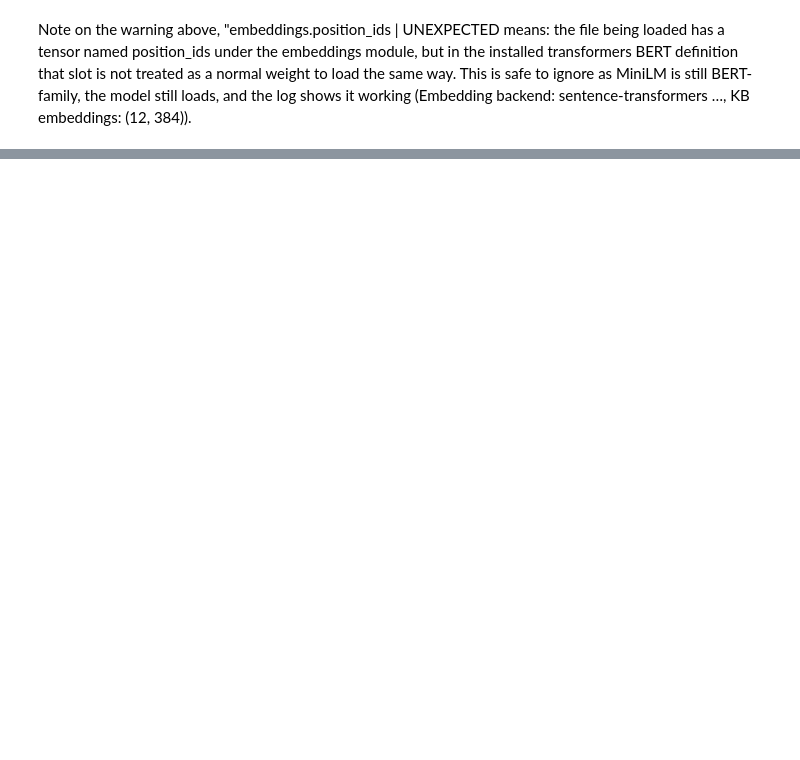
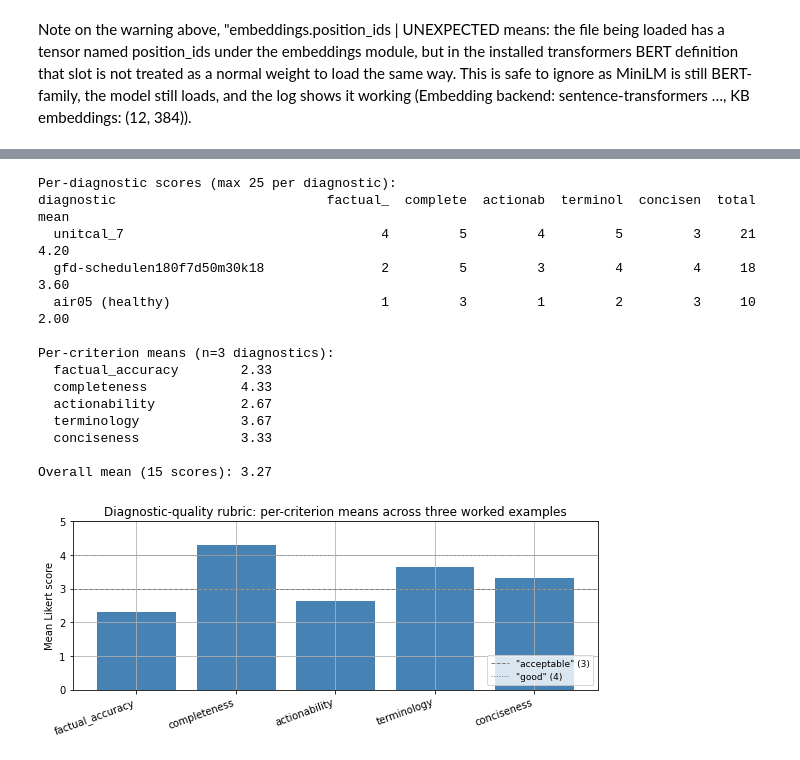
Before and after one commit to InfestedCoder/JHU_705_606_Intro_to_Gen_AI, a Jupyter notebook: research project/Ginn-Project-Notebook-v2.ipynb, the cells around one changed output, grey strips where cells are left out. Saved outputs shown, nothing was run; the diff lists cells and outputs as text; code cells hidden in the pictures; blank space fills up the shorter version.

```diff
--- a/research project/Ginn-Project-Notebook-v2.ipynb
+++ b/research project/Ginn-Project-Notebook-v2.ipynb
@@ -1019,0 +1289,20 @@ plt.show()
+# %%
+# Rule-based picker: a simple decision rule using the bottleneck labels
+# detected on the branching_heavy log. Designed so it's easy to vary.
+HEURISTIC_HELPING_LABELS = {'weak_root_lp', 'excessive_branching', 'ineffective_cuts'}
+
+def predict_config_rule_based(labels):
+    return 'heuristic_heavy' if any(l in HEURISTIC_HELPING_LABELS for l in labels) else 'branching_heavy'
+
+
+paired_df['rule_pred'] = paired_df['bh_labels'].apply(predict_config_rule_based)
+rule_correct = (paired_df['rule_pred'] == paired_df['faster']).sum()
+rule_acc = rule_correct / len(paired_df)
+majority_acc = (paired_df['faster'] == 'heuristic_heavy').mean()
+
+print(f'Rule-based picker accuracy: {rule_correct}/{len(paired_df)} = {rule_acc:.1%}')
+print(f'  vs. random   (50.0%): {rule_acc - 0.5:+.1%}')
+print(f'  vs. majority ({majority_acc:.1%}): {rule_acc - majority_acc:+.1%}')
+
+print('\nConfusion matrix (rows=predicted, cols=actual):')
+print(pd.crosstab(paired_df['rule_pred'], paired_df['faster']).to_string())
@@ -1164,0 +1691,56 @@ print(audit[['run_id', 'gold_n_labels', 'h_correct', 'm_correct']].to_string(ind
+# %%
+RUBRIC_PATH = 'diagnostic_rubric.xlsx'
+rubric = pd.read_excel(RUBRIC_PATH, sheet_name='Scoring', header=1)
+
+CRITERIA = ['factual_accuracy', 'completeness', 'actionability',
+            'terminology', 'conciseness']
+
+# Per-diagnostic totals
+print('Per-diagnostic scores (max 25 per diagnostic):')
+print(f'{"diagnostic":<35s}  ' + '  '.join(f'{c[:8]:>8s}' for c in CRITERIA) + '  total   mean')
+for _, row in rubric.iterrows():
+    scores = [int(row[c]) for c in CRITERIA]
+    total = sum(scores)
+    print(f'  {str(row["diagnostic_id"]):<33s}  ' +
+          '  '.join(f'{s:>8d}' for s in scores) +
+          f'  {total:>5d}  {total/5:>5.2f}')
+
+# Per-criterion means
+print('\nPer-criterion means (n=3 diagnostics):')
+for c in CRITERIA:
+    m = rubric[c].mean()
+    print(f'  {c:<22s}  {m:.2f}')
+
+# Overall mean
+all_scores = rubric[CRITERIA].values.flatten()
+print(f'\nOverall mean (15 scores): {all_scores.mean():.2f}')
+
+# Bar chart: per-criterion mean
+fig, ax = plt.subplots(figsize=(8, 3.5))
+means = [rubric[c].mean() for c in CRITERIA]
+bars = ax.bar(CRITERIA, means, color='steelblue', edgecolor='white')
+ax.axhline(3, color='gray', linestyle='--', linewidth=1, label='"acceptable" (3)')
+ax.axhline(4, color='gray', linestyle=':',  linewidth=1, label='"good" (4)')
+ax.set_ylim(0, 5)
+ax.set_ylabel('Mean Likert score')
+ax.set_title('Diagnostic-quality rubric: per-criterion means across three worked examples')
+ax.legend(loc='lower right', fontsize=9)
+plt.xticks(rotation=20, ha='right')
+plt.tight_layout()
+plt.show()
+# %% [output]
+Per-diagnostic scores (max 25 per diagnostic):
+diagnostic                           factual_  complete  actionab  terminol  concisen  total   mean
+  unitcal_7                                 4         5         4         5         3     21   4.20
+  gfd-schedulen180f7d50m30k18               2         5         3         4         4     18   3.60
+  air05 (healthy)                           1         3         1         2         3     10   2.00
+
+Per-criterion means (n=3 diagnostics):
+  factual_accuracy        2.33
+  completeness            4.33
+  actionability           2.67
+  terminology             3.67
+  conciseness             3.33
+
+Overall mean (15 scores): 3.27
+[figure, added]
```
Also changed, not shown: parts of 40 cells of this notebook, 30 other files.
